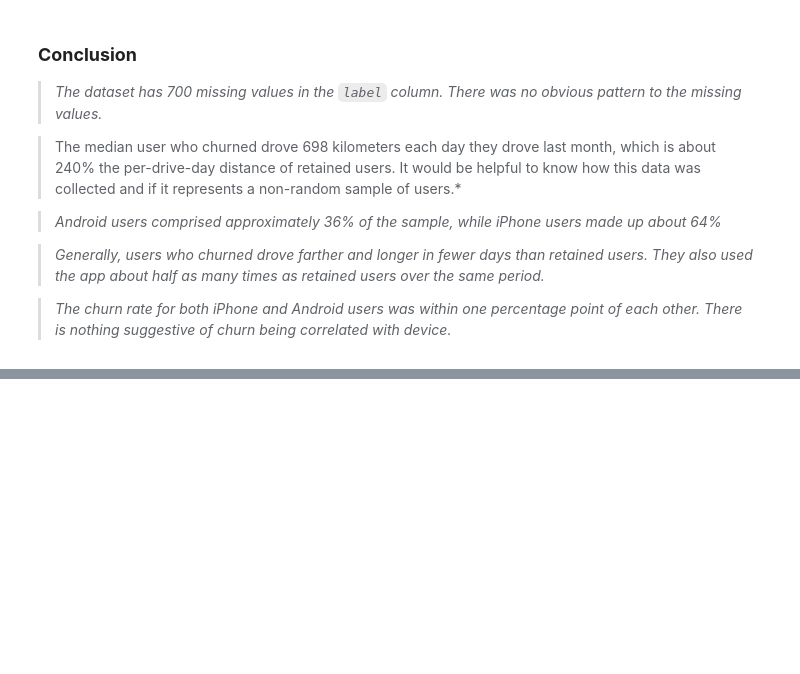
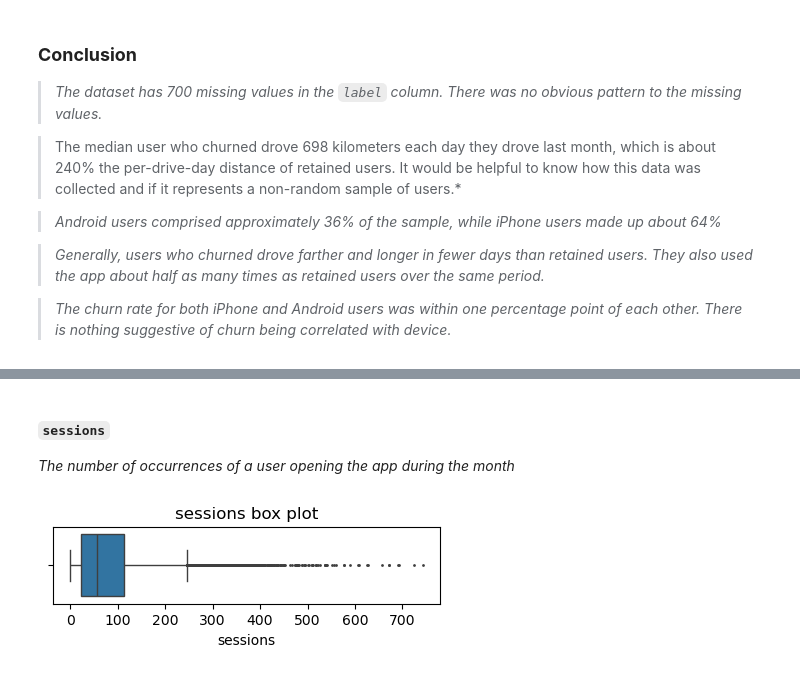
Before and after one commit to olidare/Data-Analytics---Waze, a Jupyter notebook: Waze - Exploratory Data Analysis.ipynb, the cells around one changed output, grey strips where cells are left out. Drawn from its saved outputs; the diff is of its cells as text; code cells hidden in the pictures; blank space fills up the shorter version.

```diff
--- a/Waze - Exploratory Data Analysis.ipynb
+++ b/Waze - Exploratory Data Analysis.ipynb
@@ -288,0 +305,29 @@ The ratio of iPhone users and Android users is consistent between the churned gr
+# %%
+# Useful Functions
+def build_boxplot(size, data, column,fliers):
+    plt.figure(figsize=size)
+    sns.boxplot(x=data[column], fliersize=fliers)
+    plt.title(f'{column} box plot')
+    plt.show()
+
+
+def build_histogram(column_str, median_text=True, **kwargs):    # **kwargs = any keyword arguments
+                                                             # from the sns.histplot() function
+    median=round(df[column_str].median(), 1)
+    plt.figure(figsize=(5,3))
+    ax = sns.histplot(x=df[column_str], **kwargs)            # Plot the histogram
+    plt.axvline(median, color='red', linestyle='--')         # Plot the median line
+    if median_text==True:                                    # Add median text unless set to False
+        ax.text(0.25, 0.85, f'median={median}', color='red',
+            ha='left', va='top', transform=ax.transAxes)
+    else:
+        print('Median:', median)
+    plt.title(f'{column_str} histogram');
+# %% [markdown]
+#### **`sessions`**
+
+_The number of occurrences of a user opening the app during the month_
+# %%
+build_boxplot((5,1), df, 'sessions', 1)
+# %% [output]
+[figure, added]
```
Also changed, not shown: parts of 3 cells of this notebook.
